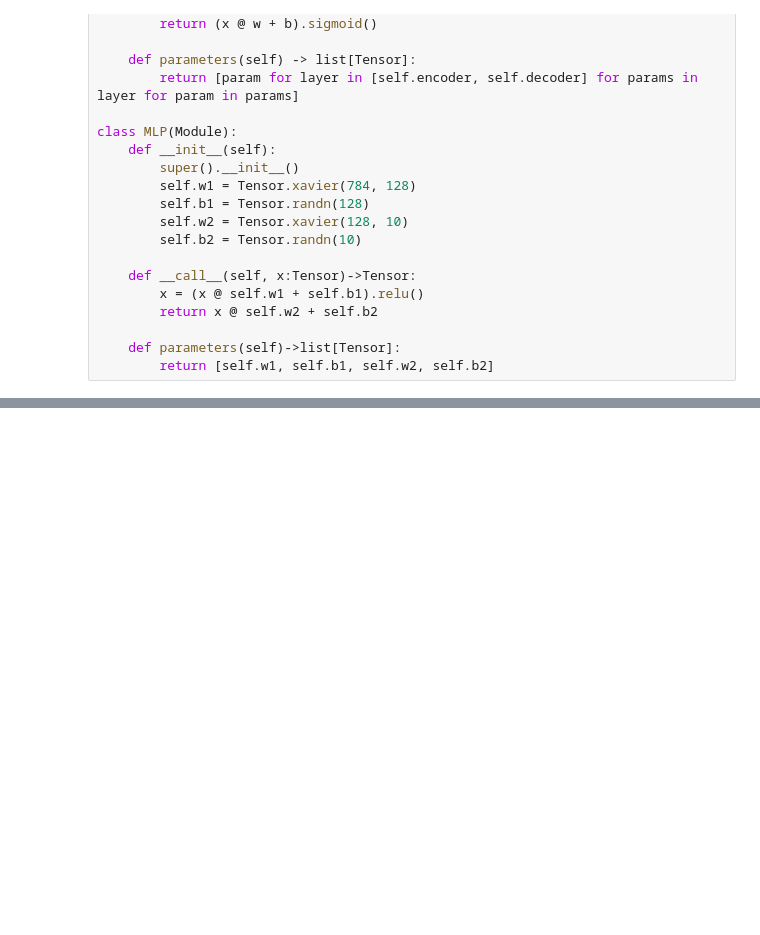
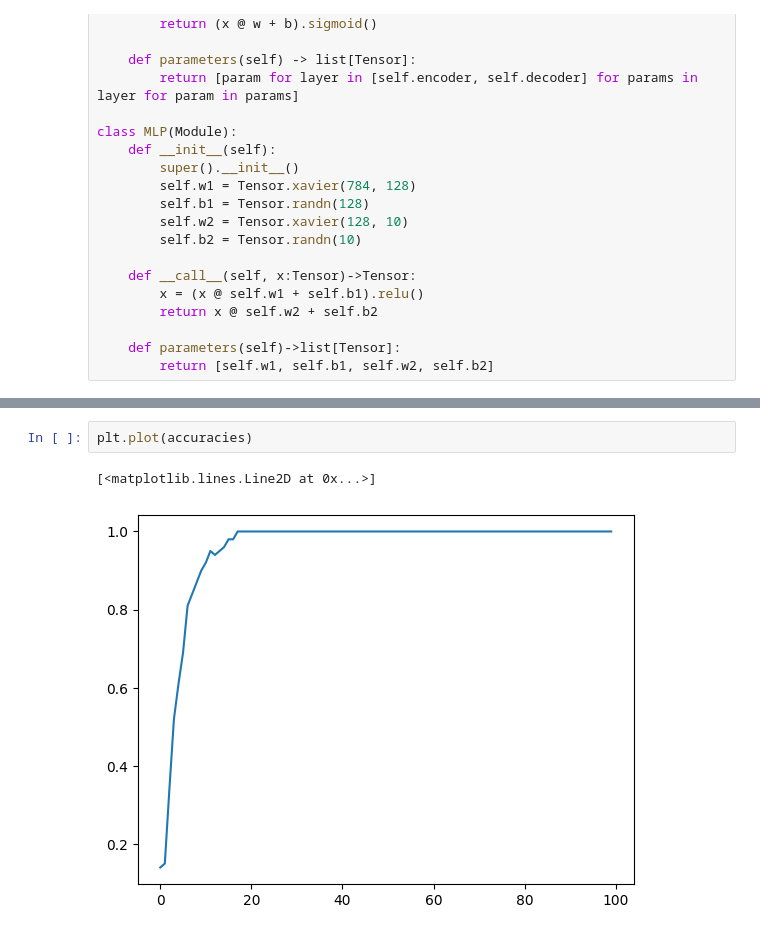
Before and after one commit to BjarniHaukur/milligrad, a Jupyter notebook: examples/mnist.ipynb, the cells around one changed output, grey strips where cells are left out. Cells and saved outputs as stored; diff of their text form; blank space fills up the shorter version.

```diff
--- a/examples/mnist.ipynb
+++ b/examples/mnist.ipynb
@@ -97 +103,6 @@ accuracy(y_test, model(Tensor(x_test)).data)
+# %%
+plt.plot(accuracies)
+# %% [output]
+[<matplotlib.lines.Line2D at 0x...>]
+[figure, added]
 # %%
```
Also changed, not shown: parts of 7 cells of this notebook, 3 other files.
